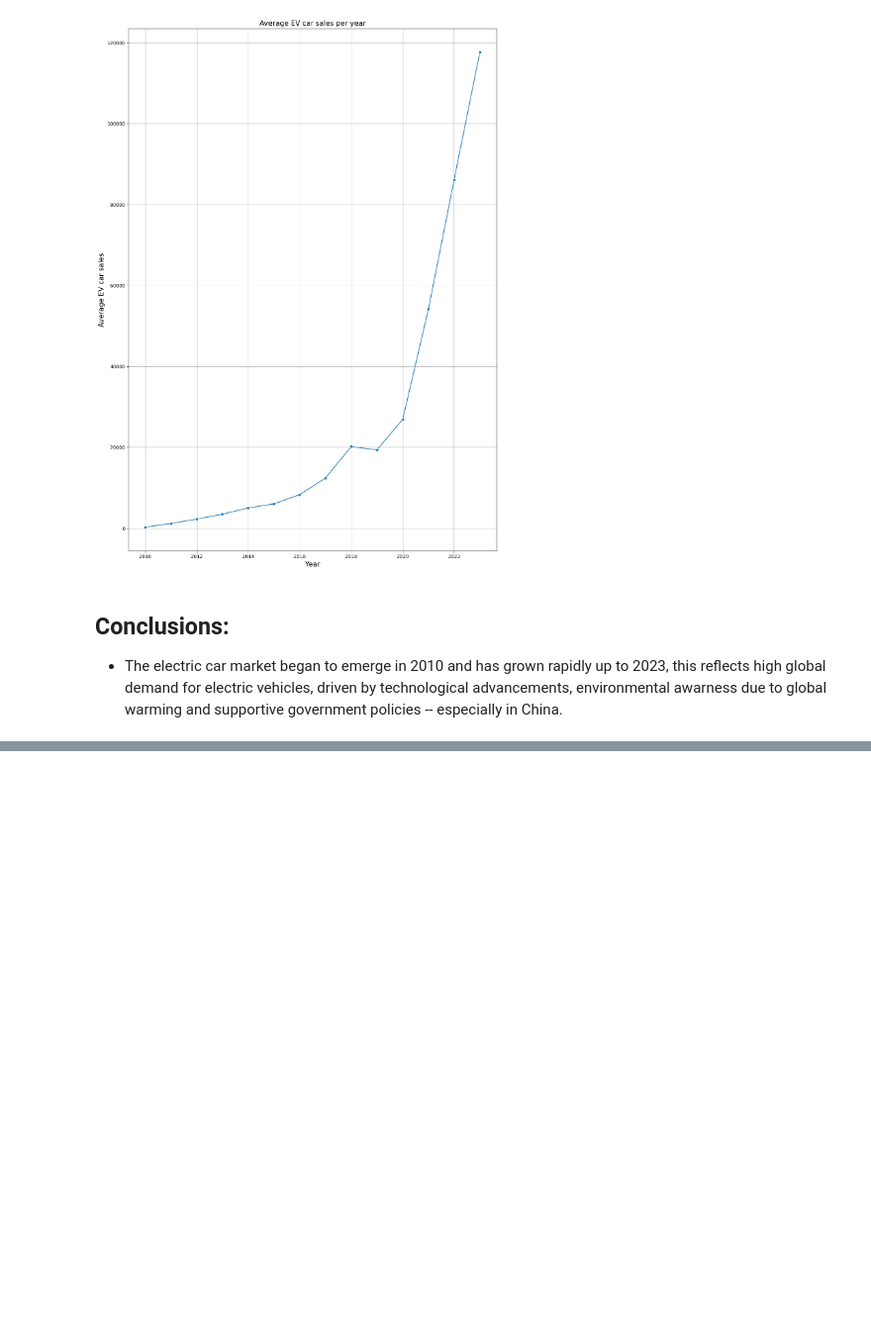
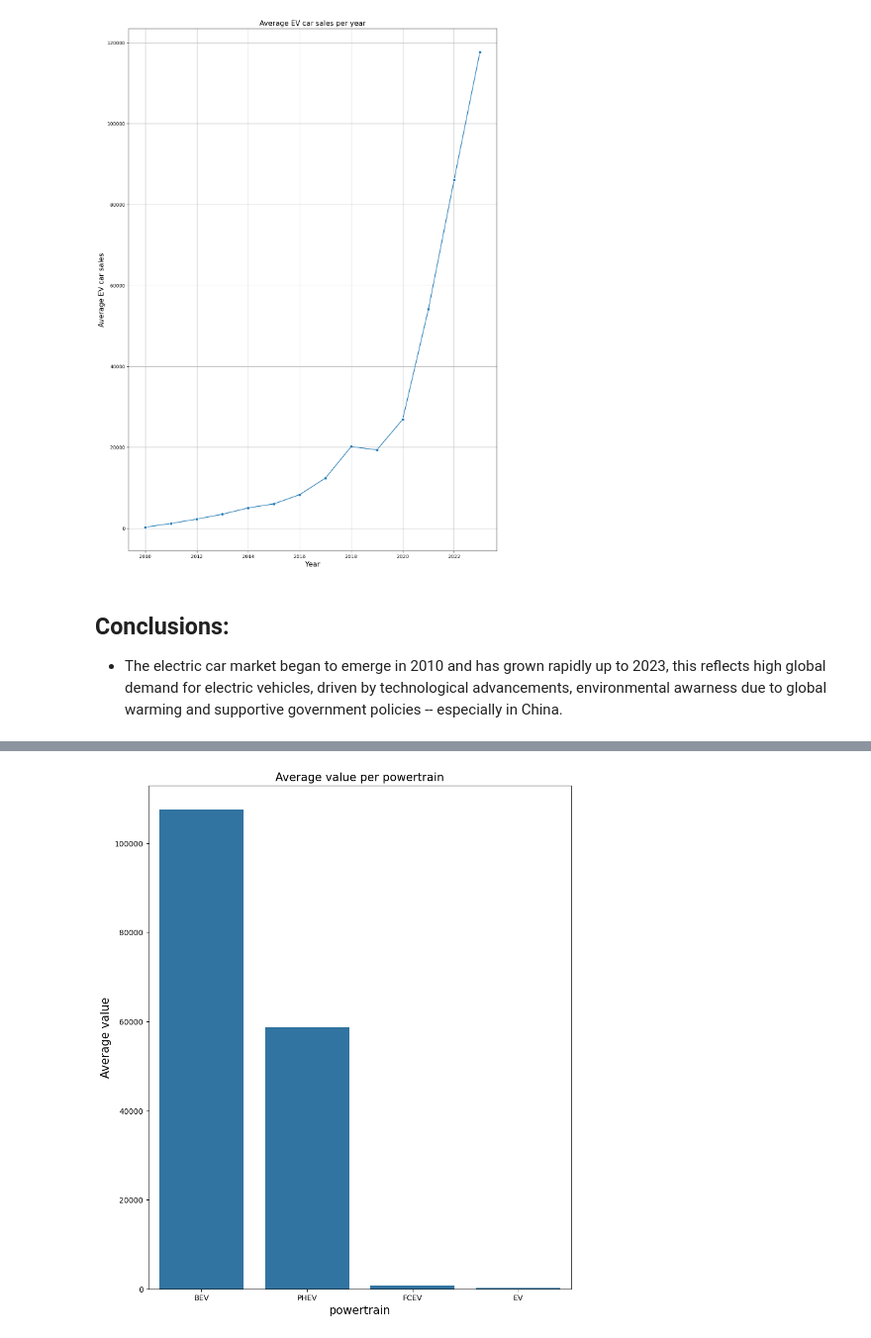
Before and after one commit to Fady-Foash97/Data-analysis-using-Pandas, a Jupyter notebook: Electric cars.ipynb, the cells around one changed output, grey strips where cells are left out. Shown: that part at 99% size. Cells and saved outputs as stored; diff of their text form; code cells hidden in the pictures; blank space fills up the shorter version.

```diff
--- a/Electric cars.ipynb
+++ b/Electric cars.ipynb
@@ -335,0 +354,2 @@ plt.show()
+# %%
+powertrain = df1.groupby('powertrain')['value'].mean().reset_index()
@@ -335,0 +364,2 @@ plt.show()
+# %%
+powertrain_sorted = powertrain.sort_values(by = 'value', ascending = False)
@@ -335,0 +374,9 @@ plt.show()
+# %%
+plt.figure(figsize=(10, 12))
+sns.barplot(data = powertrain_sorted, x = powertrain_sorted['powertrain'], y = powertrain_sorted['value'])
+plt.xlabel('powertrain', size = 15)
+plt.ylabel('Average value', size = 15)
+plt.title('Average value per powertrain', size = 15)
+plt.show()
+# %% [output]
+[figure, added]
```
Also changed, not shown: parts of 25 cells of this notebook.
